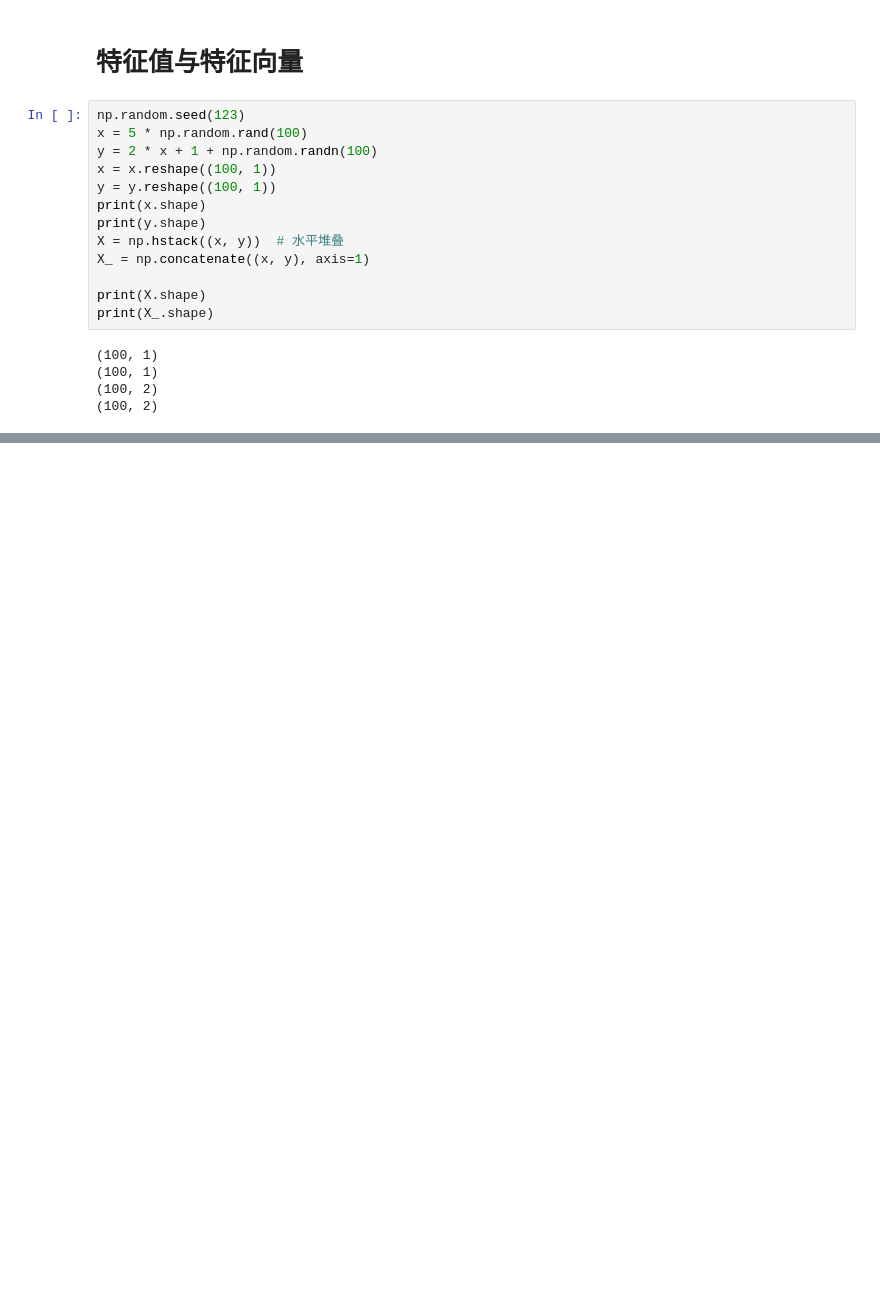
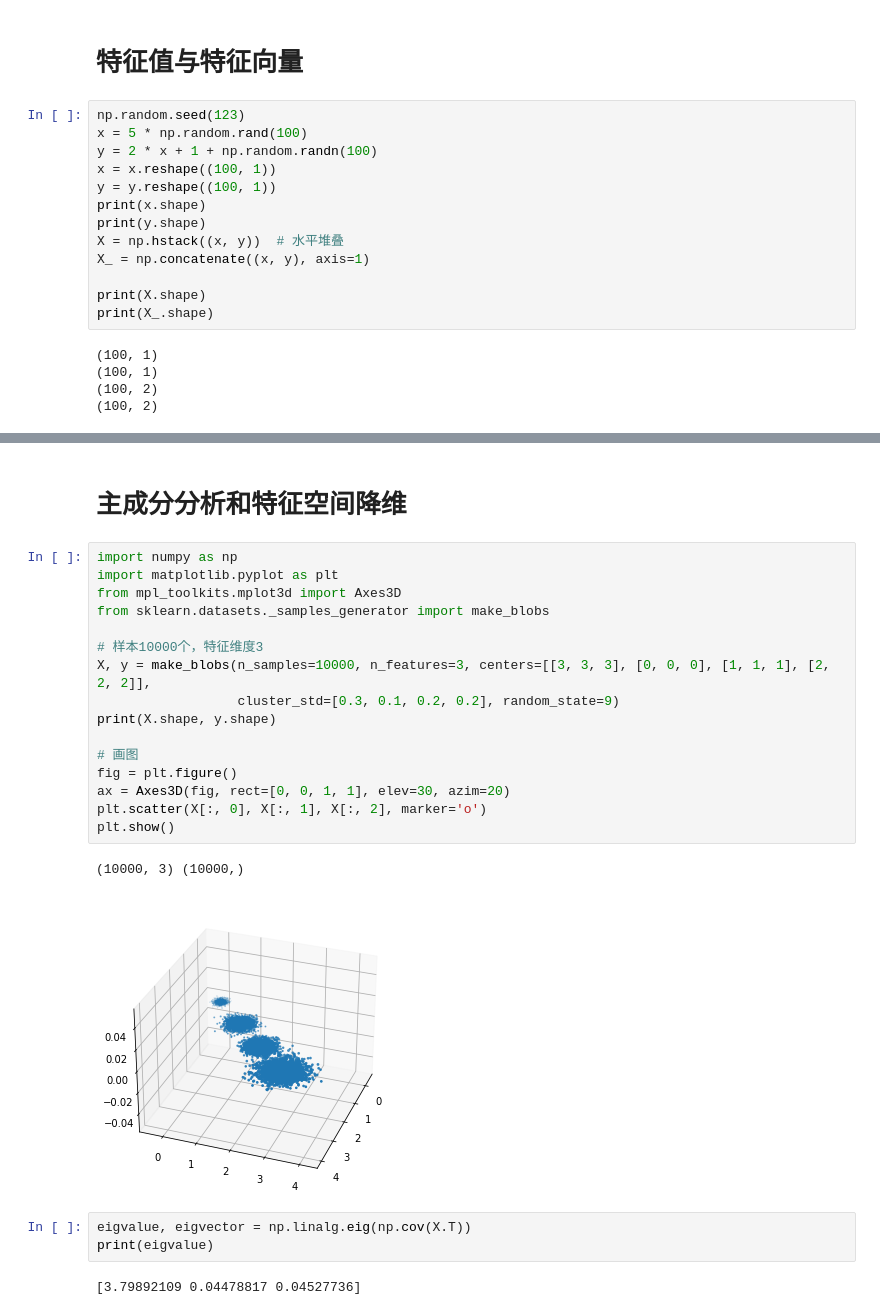
Before and after one commit to GengYiran/Deep-Python, a Jupyter notebook: Notes-and-Excercise/6numpy基础.ipynb, the cells around one changed output, grey strips where cells are left out. Cells and saved outputs as stored; diff of their text form; blank space fills up the shorter version.

```diff
--- a/Notes-and-Excercise/6numpy基础.ipynb
+++ b/Notes-and-Excercise/6numpy基础.ipynb
@@ -393,0 +544,26 @@ plt.show()
+# %% [markdown]
+# 主成分分析和特征空间降维
+# %%
+import numpy as np
+import matplotlib.pyplot as plt
+from mpl_toolkits.mplot3d import Axes3D
+from sklearn.datasets._samples_generator import make_blobs
+
+# 样本10000个，特征维度3
+X, y = make_blobs(n_samples=10000, n_features=3, centers=[[3, 3, 3], [0, 0, 0], [1, 1, 1], [2, 2, 2]],
+                  cluster_std=[0.3, 0.1, 0.2, 0.2], random_state=9)
+print(X.shape, y.shape)
+
+# 画图
+fig = plt.figure()
+ax = Axes3D(fig, rect=[0, 0, 1, 1], elev=30, azim=20)
+plt.scatter(X[:, 0], X[:, 1], X[:, 2], marker='o')
+plt.show()
+# %% [output]
+(10000, 3) (10000,)
+[figure, added]
+# %%
+eigvalue, eigvector = np.linalg.eig(np.cov(X.T))
+print(eigvalue)
+# %% [output]
+[3.79892109 0.04478817 0.04527736]
```
Also changed, not shown: parts of 18 cells of this notebook, 7 other files.
